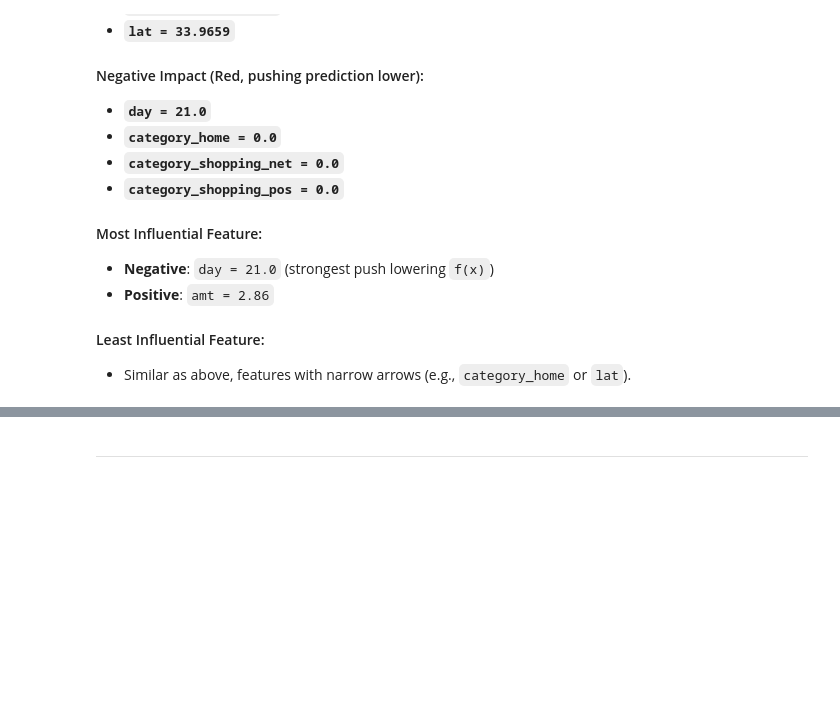
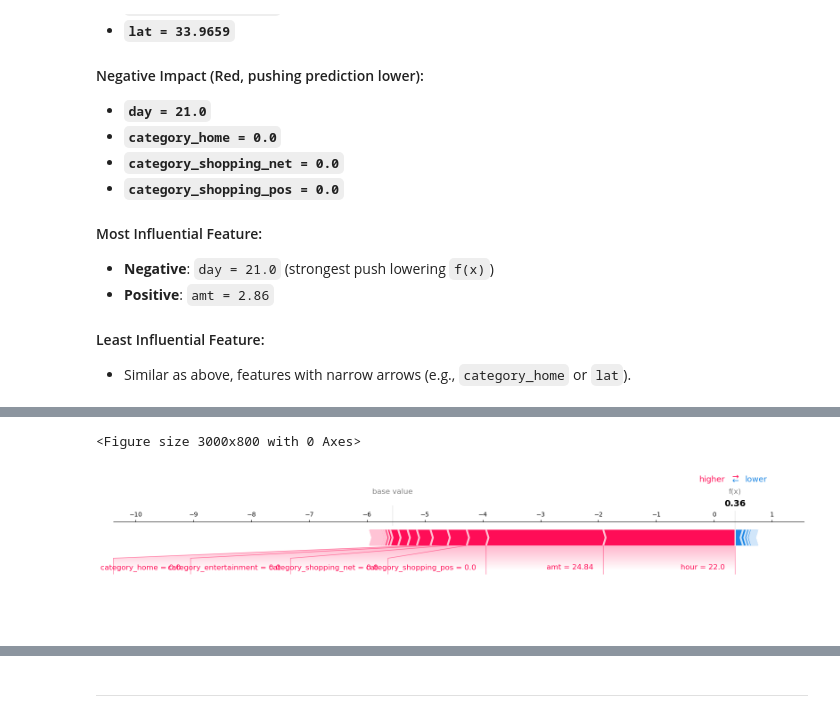
Before and after one commit to KeshavElangoDS/Independent-Study-Fall-2024, a Jupyter notebook: notebooks/DataAnalysis_FraudDetection.ipynb, the cells around one changed output, grey strips where cells are left out. Cells and saved outputs as stored; diff of their text form; code cells hidden in the pictures; blank space fills up the shorter version.

Commit message:
Added SHAP Forceplot for Fraud transaction as well
- The previous sample used for force plot depicts, a non fraud transaction.
-These newly added graphs represents the fraud transaction.

```diff
--- a/notebooks/DataAnalysis_FraudDetection.ipynb
+++ b/notebooks/DataAnalysis_FraudDetection.ipynb
@@ -2722,0 +2726,27 @@ Wall time: 1min 24s
+# %%
+def plot_shap_explanation_force_plot_fraud(model, X_test, feature_names=None):
+    """
+    Function to provide SHAP explanation and plot for a tree-based model.
+
+    Parameters:
+    - model: Trained tree-based model (e.g., LightGBM or CatBoost)
+    - X_test: Test data for which SHAP values are calculated
+    - feature_names: List of feature names (optional)
+
+    Returns:
+    - SHAP force plot
+    """
+    explainer = shap.TreeExplainer(model)
+    shap_values = explainer.shap_values(X_test)
+    # shap.summary_plot(shap_values, X_test, feature_names=feature_names)
+    plt.figure(figsize=(30, 8))
+    sample_index = 0
+    shap.force_plot(
+        explainer.expected_value,
+        shap_values[1685, :],
+        X_test.iloc[1685, :],
+        matplotlib=True,
+        feature_names=feature_names
+    )
+
+    return shap_values
@@ -2722,0 +2768,6 @@ Wall time: 1min 24s
+# %%
+%%time
+shap_values = plot_shap_explanation_force_plot_fraud(model_lgb_cb, X_test, feature_names=X_test.columns)
+# %% [output]
+<Figure size 3000x800 with 0 Axes>
+[figure, added]
```
Also changed, not shown: parts of 5 cells of this notebook.
